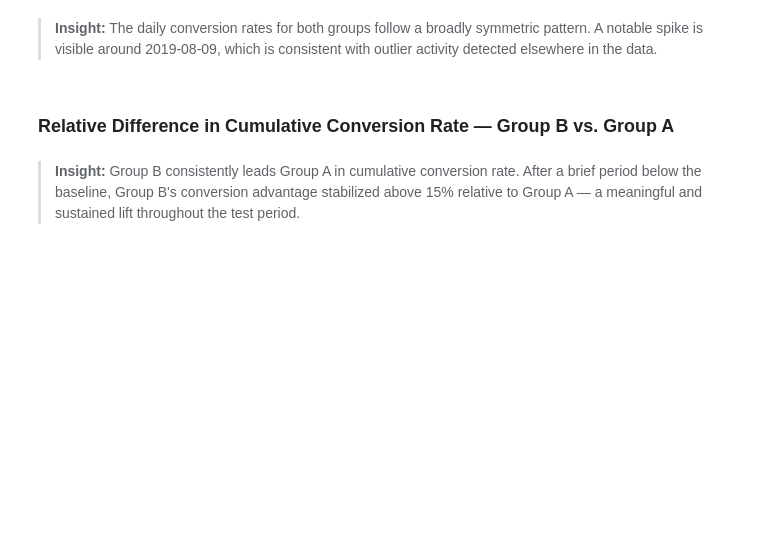
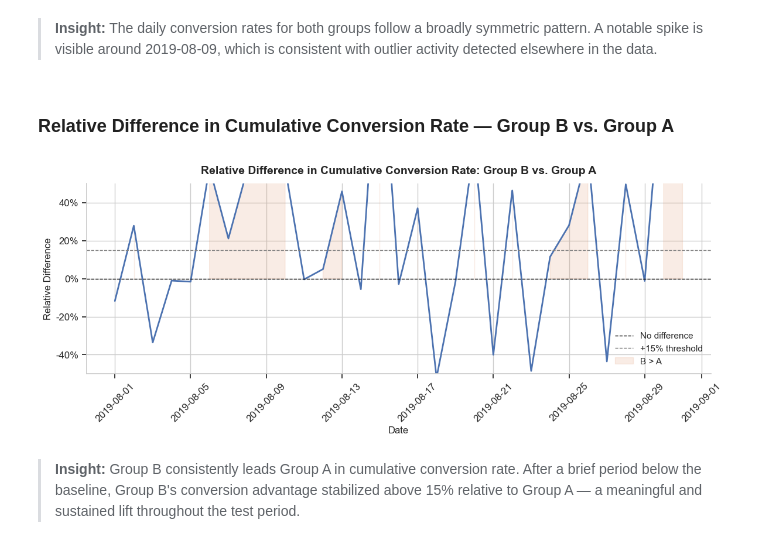
Before and after one commit to Marcusprog/Personal-Projects, a Jupyter notebook: Sprint 9/Decisões_de_negócios_2.ipynb, the cells around one changed output. Saved outputs shown, nothing was run; the diff lists cells and outputs as text; code cells hidden in the pictures; blank space fills up the shorter version.

```diff
--- a/Sprint 9/Decisões_de_negócios_2.ipynb
+++ b/Sprint 9/Decisões_de_negócios_2.ipynb
@@ -417,39 +589,33 @@ plt.show()
 # %% [markdown]
 ### Relative Difference in Cumulative Conversion Rate — Group B vs. Group A
 # %%
-mergedCumulativeConversions = (
-    cumulativeDataA[['conversion']].rename(columns={'conversion': 'conversionA'})
-    .merge(
-        cumulativeDataB[['conversion']].rename(columns={'conversion': 'conversionB'}),
-        left_index=True, right_index=True, how='left'
-    )
+mergedCumulativeConversions = cumulativeDataA[['date', 'conversion']].rename(columns={'conversion': 'conversionA'}).merge(
+    cumulativeDataB[['date', 'conversion']].rename(columns={'conversion': 'conversionB'}),
+    on='date', how='left'
 )
 
-rel_conv_diff = (
-    mergedCumulativeConversions['conversionB']
-    / mergedCumulativeConversions['conversionA']
-    - 1
-)
-
-dates_index = mergedCumulativeConversions.index.get_level_values('date')
+rel_conv_diff = mergedCumulativeConversions['conversionB'] / mergedCumulativeConversions['conversionA'] - 1
+dates_index   = mergedCumulativeConversions['date']
 
 fig, ax = plt.subplots(figsize=(12, 5))
 ax.plot(dates_index, rel_conv_diff, color=BLUE, linewidth=2)
 ax.axhline(y=0,    color='black', linestyle='--', linewidth=1, label='No difference')
 ax.axhline(y=0.15, color='grey',  linestyle='--', linewidth=1, label='+15% threshold')
 ax.fill_between(dates_index, rel_conv_diff, 0,
                 where=(rel_conv_diff > 0), alpha=0.15, color=ORANGE, label='B > A')
 ax.set_title('Relative Difference in Cumulative Conversion Rate: Group B vs. Group A',
              fontsize=14, fontweight='bold', pad=12)
 ax.set_xlabel('Date', fontsize=12)
 ax.set_ylabel('Relative Difference', fontsize=12)
 ax.yaxis.set_major_formatter(mticker.FuncFormatter(lambda x, _: f'{x:.0%}'))
 ax.set_ylim(-0.5, 0.5)
 ax.tick_params(axis='x', rotation=45)
 ax.legend(fontsize=11)
 sns.despine()
 plt.tight_layout()
 plt.show()
+# %% [output]
+[figure, added]
 # %% [markdown]
 > **Insight:** Group B consistently leads Group A in cumulative conversion rate. After a brief period below the baseline, Group B's conversion advantage stabilized above 15% relative to Group A — a meaningful and sustained lift throughout the test period.
 # %% [markdown]
```
Also changed, not shown: parts of 36 cells of this notebook, 8 other files.
